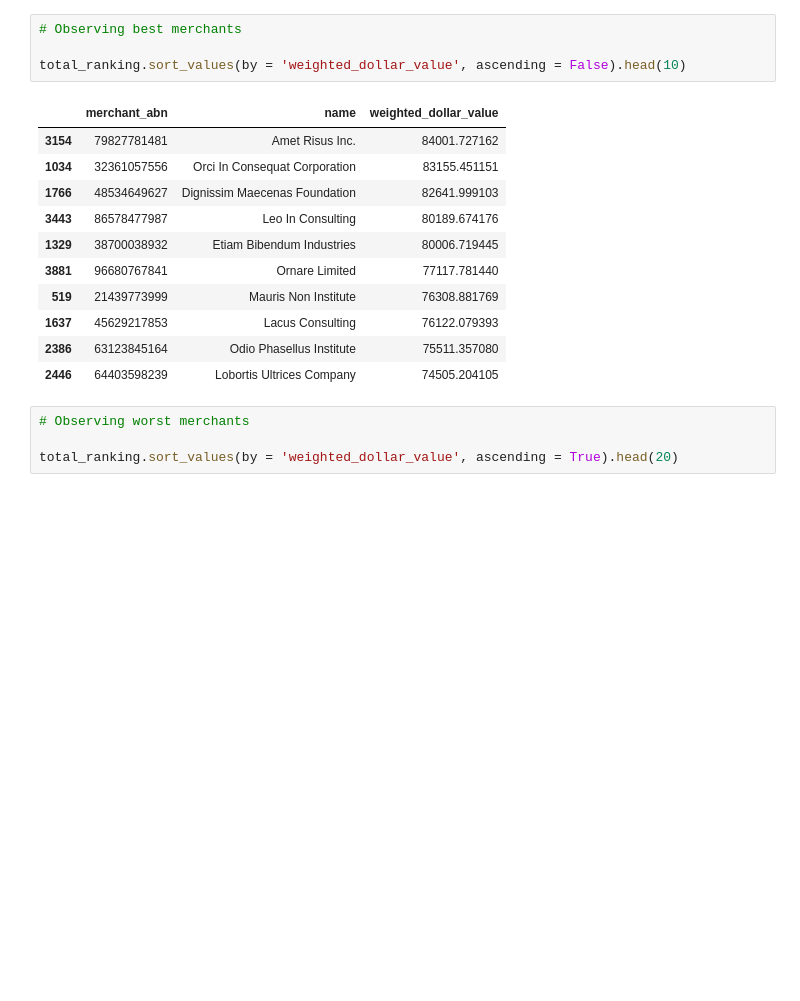
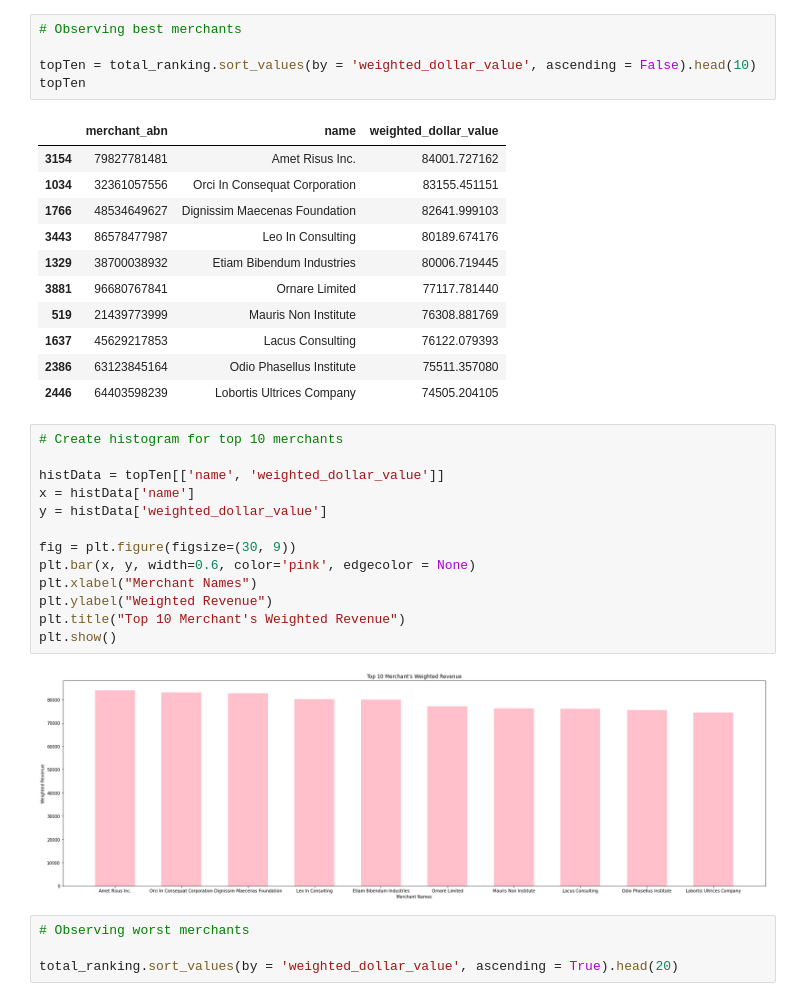
Before and after one commit to pommcuter/generic-buy-now-pay-later-project, a Jupyter notebook: notebooks/businessInformation.ipynb, the cells around one changed output. Cells and saved outputs as stored; diff of their text form; blank space fills up the shorter version.

```diff
--- a/notebooks/businessInformation.ipynb
+++ b/notebooks/businessInformation.ipynb
@@ -31,7 +32,8 @@ tech_df = tech_df.sort_values(by = 'weighted_dollar_value', ascending = False)
 # %%
 # Observing best merchants
 
-total_ranking.sort_values(by = 'weighted_dollar_value', ascending = False).head(10)
+topTen = total_ranking.sort_values(by = 'weighted_dollar_value', ascending = False).head(10)
+topTen
 # %% [output]
 |  | merchant_abn | name | weighted_dollar_value |
 | 3154 | 79827781481 | Amet Risus Inc. | 84001.727162 |
@@ -44,6 +46,21 @@ total_ranking.sort_values(by = 'weighted_dollar_value', ascending = False).head(
 | 1637 | 45629217853 | Lacus Consulting | 76122.079393 |
 | 2386 | 63123845164 | Odio Phasellus Institute | 75511.357080 |
 | 2446 | 64403598239 | Lobortis Ultrices Company | 74505.204105 |
+# %%
+# Create histogram for top 10 merchants
+
+histData = topTen[['name', 'weighted_dollar_value']]
+x = histData['name']
+y = histData['weighted_dollar_value']
+
+fig = plt.figure(figsize=(30, 9))
+plt.bar(x, y, width=0.6, color='pink', edgecolor = None)
+plt.xlabel("Merchant Names")
+plt.ylabel("Weighted Revenue")
+plt.title("Top 10 Merchant's Weighted Revenue")
+plt.show()
+# %% [output]
+[figure, added]
 # %%
 # Observing worst merchants
 
```
Also changed, not shown: parts of 1 cell of this notebook, 1 other file.
